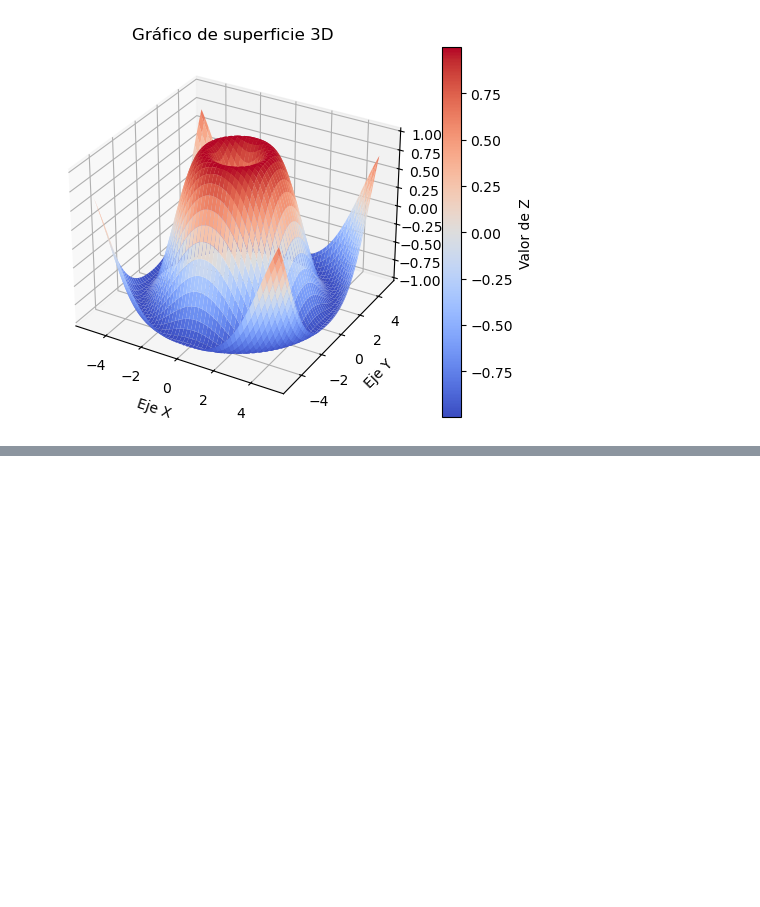
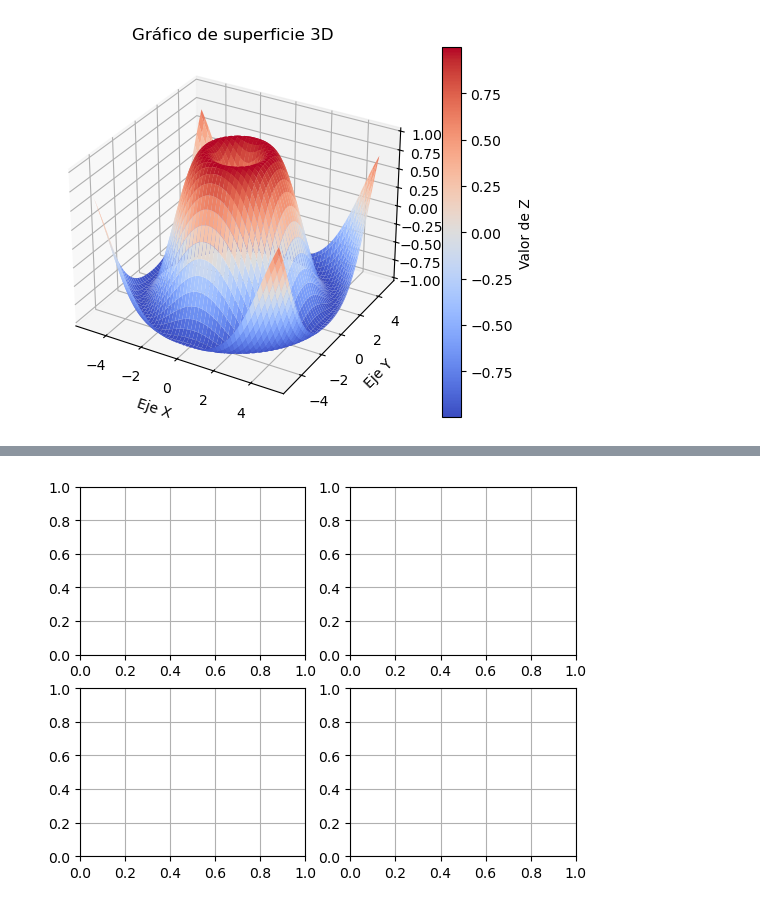
Before and after one commit to davidhermosilla/py_ejercicios, a Jupyter notebook: py_ejercicios/tema8.ipynb, the cells around one changed output, grey strips where cells are left out. Cells and saved outputs as stored; diff of their text form; code cells hidden in the pictures; blank space fills up the shorter version.

```diff
--- a/py_ejercicios/tema8.ipynb
+++ b/py_ejercicios/tema8.ipynb
@@ -509,0 +509,8 @@ ValueError: s must be a scalar, or float array-like with the same size as x and
+# %%
+import matplotlib.pyplot as plt
+
+fig, axs = plt.subplots(2, 2)
+for ax in axs.flat:
+    ax.grid(True)
+# %% [output]
+[figure, added]
```
Also changed, not shown: parts of 10 cells of this notebook.
